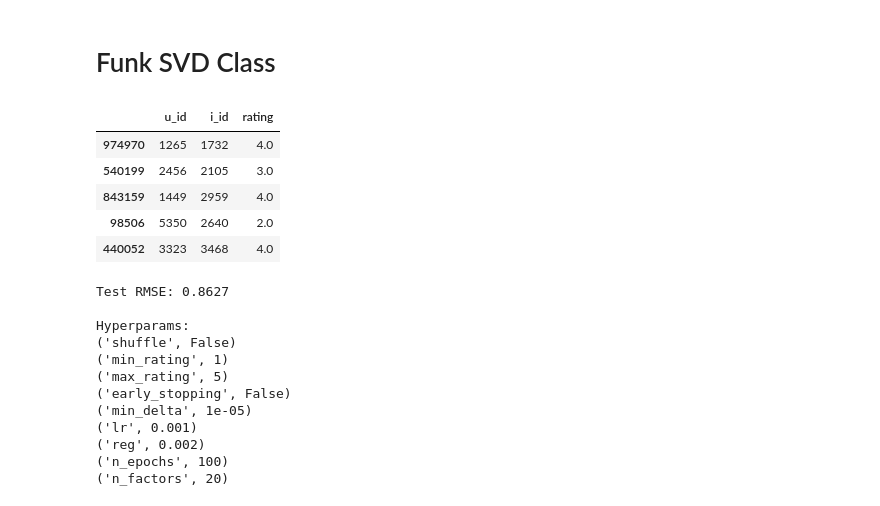
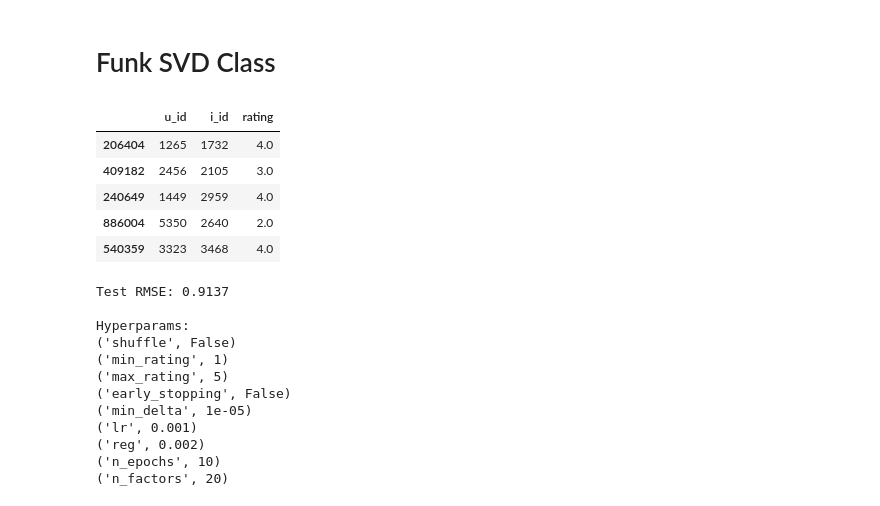
Before and after one commit to danielkorat/recommend, a Jupyter notebook: recommend.ipynb, the cells around one changed output. Drawn from its saved outputs; the diff is of its cells as text; code cells hidden in the pictures.

```diff
--- a/recommend.ipynb
+++ b/recommend.ipynb
@@ -541,29 +487,33 @@ test_indices = np.array(random.sample(list(np.argwhere(R_df.values>0)), 2500))
 # %%
-df = fetch_ml_ratings().drop(columns=['timestamp'])
-
 def split(df, R_df, test_indices):
     x_indices = test_indices[:,0]
     y_indices = test_indices[:,1]
     u_ids = R_df.index[x_indices].astype(int)
     i_ids = R_df.columns[y_indices].astype(int)
 
     test = []
     for u_id, i_id in zip(u_ids, i_ids):
         test.append(df.loc[(df['u_id'] == u_id) & (df['i_id'] == i_id)])
     test_df = pd.concat(test)
     train_df= df.drop(test_df.index.tolist())
 
     return train_df, test_df
 
+
+ratings_df = get_dataset()
+R_df = ratings_df.pivot(index = 'UserID', columns ='MovieID', values = 'Rating').fillna(0)
+seed_everything()
+test_indices = np.array(random.sample(list(np.argwhere(R_df.values>0)), 2500))
+df = fetch_ml_ratings()
 train_df, test_df = split(df, R_df, test_indices)
 test_df.head()
 # %% [output]
 |  | u_id | i_id | rating |
-| 974970 | 1265 | 1732 | 4.0 |
-| 540199 | 2456 | 2105 | 3.0 |
-| 843159 | 1449 | 2959 | 4.0 |
-| 98506 | 5350 | 2640 | 2.0 |
-| 440052 | 3323 | 3468 | 4.0 |
+| 206404 | 1265 | 1732 | 4.0 |
+| 409182 | 2456 | 2105 | 3.0 |
+| 240649 | 1449 | 2959 | 4.0 |
+| 886004 | 5350 | 2640 | 2.0 |
+| 540359 | 3323 | 3468 | 4.0 |
 # %%
 def funk(train, test, **kw):
     hparams = '\n'.join(map(str, kw.items()))
@@ -578,10 +528,10 @@ funk(train=train_df, test=test_df,
                 min_delta=.00001,
                 lr=.001,
                 reg=.002,
-                n_epochs=100,
+                n_epochs=10,
                 n_factors=20)
 # %% [output]
-Test RMSE: 0.8627
+Test RMSE: 0.9137
 
 Hyperparams:
 ('shuffle', False)
@@ -591,7 +541,7 @@ Hyperparams:
 ('min_delta', 1e-05)
 ('lr', 0.001)
 ('reg', 0.002)
-('n_epochs', 100)
+('n_epochs', 10)
 ('n_factors', 20)
 # %%
 # Training took 16 sec
```
Also changed, not shown: parts of 8 cells of this notebook, 1 other file.
